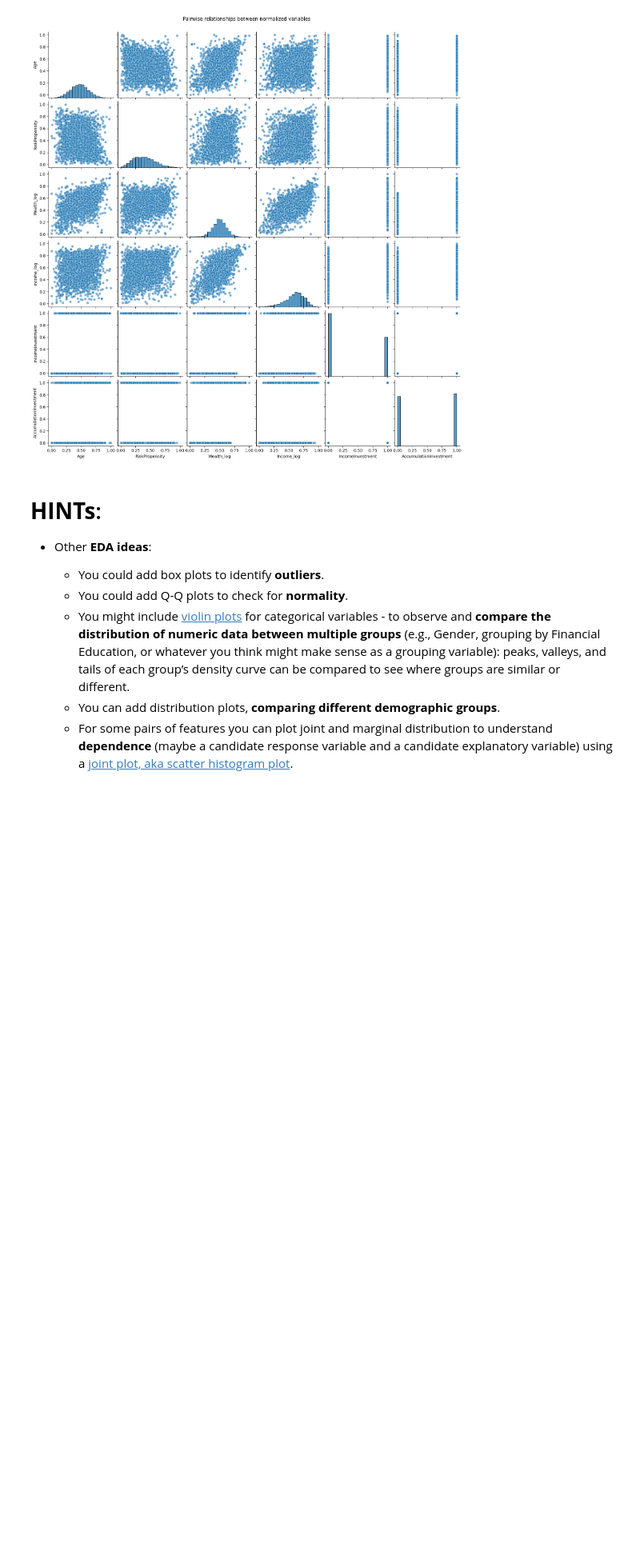
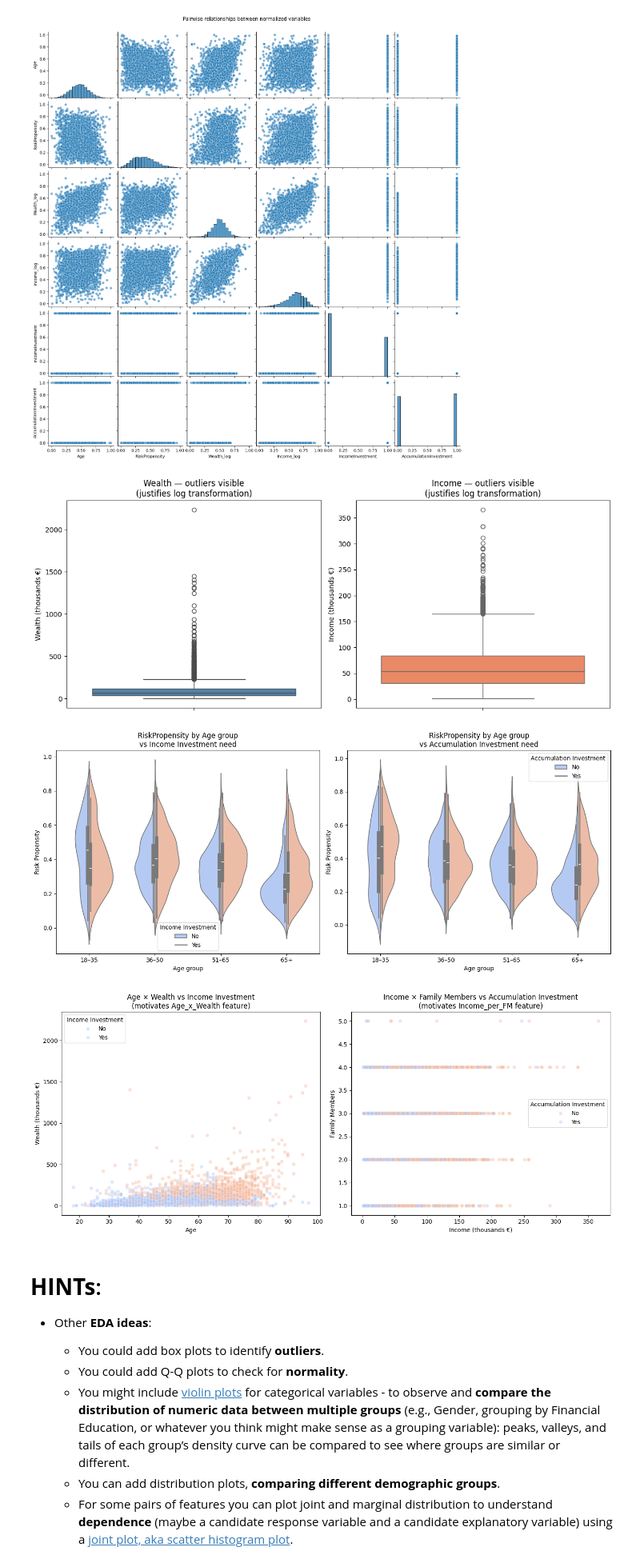
Before and after one commit to tommybaresi-creator/fintech-group-work, a Jupyter notebook: BusinessCase2/EstimatingNeedsPoliMI.ipynb, the cells around one changed output. Shown at 80% size. Saved outputs shown, nothing was run; the diff lists cells and outputs as text; code cells hidden in the pictures; blank space fills up the shorter version.

```diff
--- a/BusinessCase2/EstimatingNeedsPoliMI.ipynb
+++ b/BusinessCase2/EstimatingNeedsPoliMI.ipynb
@@ -315,6 +315,85 @@ plt.show()
 [figure]
 <Figure size 1500x1500 with 0 Axes>
 [figure]
+# %%
+# 1. BOX PLOTS
+fig, axes = plt.subplots(1, 2, figsize=(12, 5))
+
+sns.boxplot(y=needs_df['Wealth'], ax=axes[0], color='steelblue')
+axes[0].set_title('Wealth')
+axes[0].set_ylabel('Wealth (thousands €)')
+
+sns.boxplot(y=needs_df['Income '], ax=axes[1], color='coral')
+axes[1].set_title('Income')
+axes[1].set_ylabel('Income (thousands €)')
+
+plt.tight_layout()
+plt.show()
+
+
+# VIOLIN PLOTS
+# RiskPropensity distribution by age group and by target:
+# visualizes the lifecycle effect that will motivate the feature Age_x_Wealth
+
+needs_df['AgeBin'] = pd.cut(
+    needs_df['Age'],
+    bins=[18, 35, 50, 65, 100],
+    labels=['18-35', '36-50', '51-65', '65+']
+)
+
+fig, axes = plt.subplots(1, 2, figsize=(14, 6))
+
+sns.violinplot(
+    data=needs_df, x='AgeBin', y='RiskPropensity',
+    hue='IncomeInvestment', split=True, palette='coolwarm', ax=axes[0]
+)
+axes[0].set_title('RiskPropensity by Age group\nvs Income Investment need')
+axes[0].set_xlabel('Age group')
+axes[0].set_ylabel('Risk Propensity')
+axes[0].legend(title='Income Investment', labels=['No', 'Yes'])
+
+sns.violinplot(
+    data=needs_df, x='AgeBin', y='RiskPropensity',
+    hue='AccumulationInvestment', split=True, palette='coolwarm', ax=axes[1]
+)
+axes[1].set_title('RiskPropensity by Age group\nvs Accumulation Investment need')
+axes[1].set_xlabel('Age group')
+axes[1].set_ylabel('Risk Propensity')
+axes[1].legend(title='Accumulation Investment', labels=['No', 'Yes'])
+
+plt.tight_layout()
+plt.show()
+
+
+# JOINT PLOTS
+fig, axes = plt.subplots(1, 2, figsize=(14, 6))
+
+sns.scatterplot(
+    data=needs_df, x='Age', y='Wealth',
+    hue='IncomeInvestment', palette='coolwarm',
+    alpha=0.4, ax=axes[0]
+)
+axes[0].set_title('Age x Wealth vs Income Investment')
+axes[0].set_xlabel('Age')
+axes[0].set_ylabel('Wealth (thousands €)')
+axes[0].legend(title='Income Investment', labels=['No', 'Yes'])
+
+sns.scatterplot(
+    data=needs_df, x='Income ', y='FamilyMembers',
+    hue='AccumulationInvestment', palette='coolwarm',
+    alpha=0.4, ax=axes[1]
+)
+axes[1].set_title('Income x Family Members vs Accumulation Investment')
+axes[1].set_xlabel('Income (thousands €)')
+axes[1].set_ylabel('Family Members')
+axes[1].legend(title='Accumulation Investment', labels=['No', 'Yes'])
+
+plt.tight_layout()
+plt.show()
+# %% [output]
+[figure, added]
+[figure, added]
+[figure, added]
 # %% [markdown]
 # **HINTs**:
 
```
